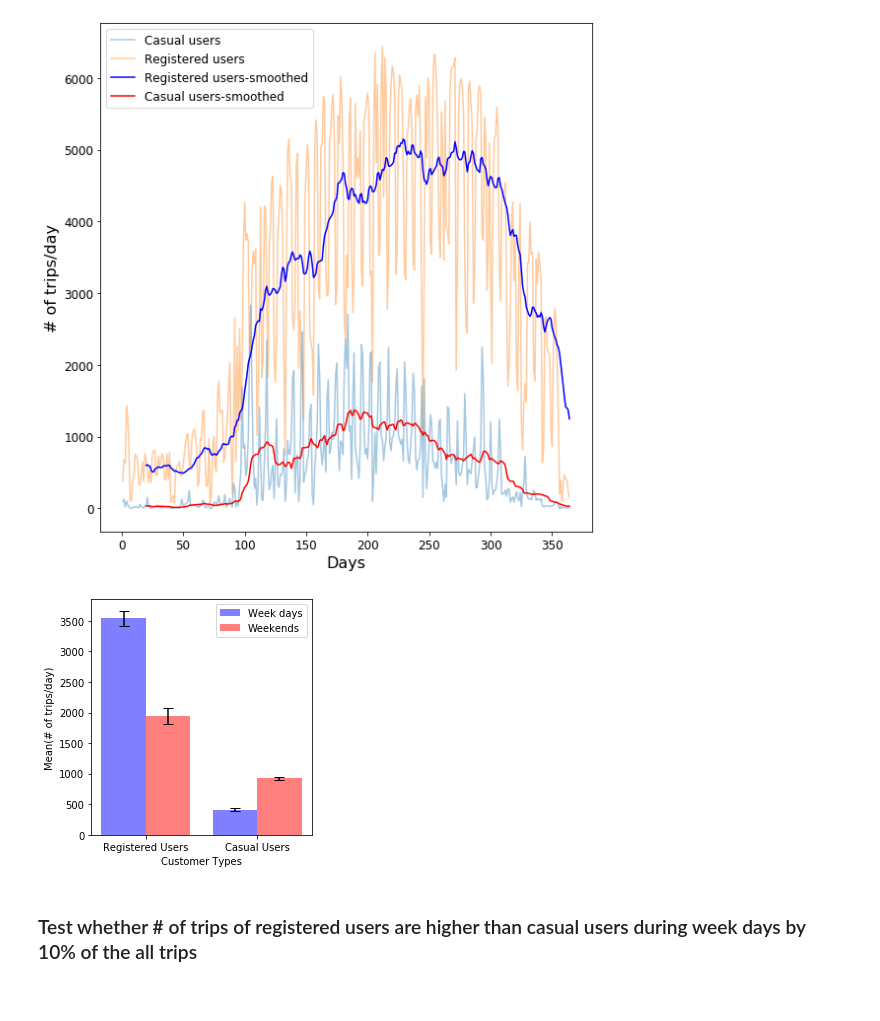
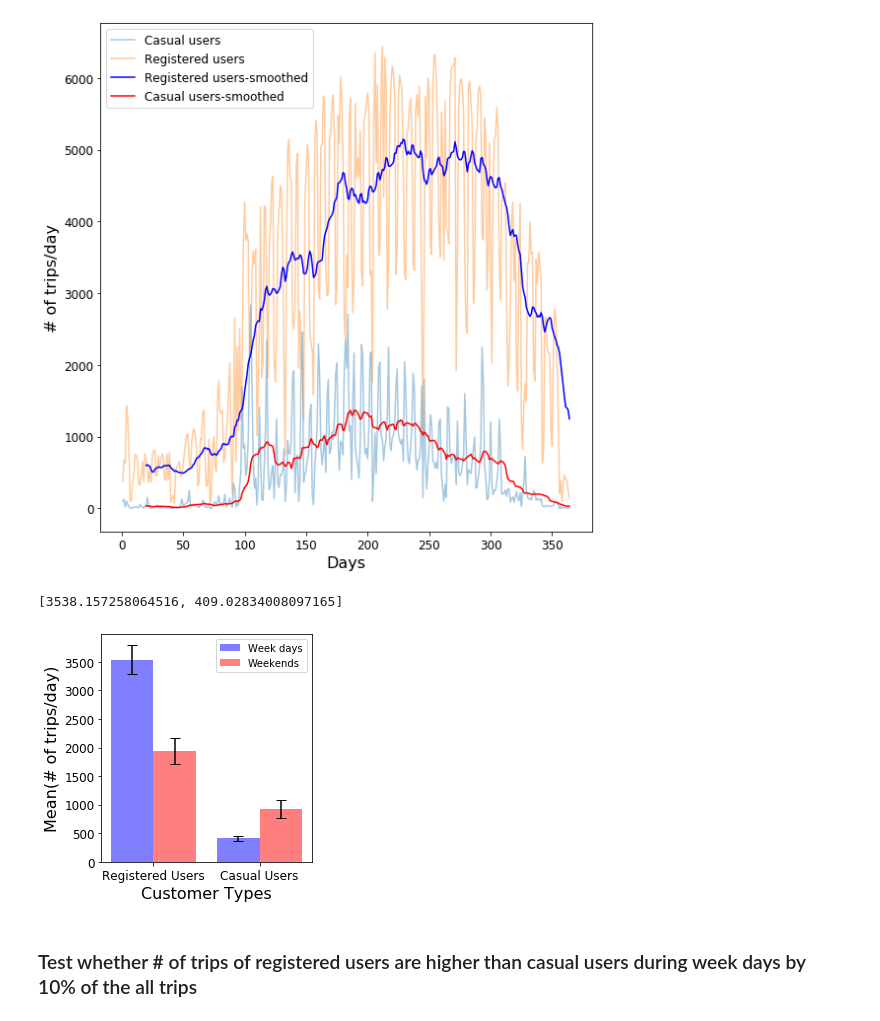
Before and after one commit to alirezasdg1/Bike-Sharing, a Jupyter notebook: Bike_Sharing_Code.ipynb, the cells around one changed output. Drawn from its saved outputs; the diff is of its cells as text; code cells hidden in the pictures.

```diff
--- a/Bike_Sharing_Code.ipynb
+++ b/Bike_Sharing_Code.ipynb
@@ -711,15 +711,15 @@ mask_weekdays =  ((df_BWH_day_CousType['Weekday'] == 5) | (df_BWH_day_CousType['
 mask_reg = (df_BWH_day_CousType['usertype'] == 'Customer')
 
 
-Weekdays_Trips_reg_mean = df_BWH_day_CousType[(~mask_weekdays) & ~mask_reg].copy().Total_count_day.mean()
-Weekdays_Trips_cas_mean = df_BWH_day_CousType[(~mask_weekdays) & mask_reg].copy().Total_count_day.mean()
+Weekdays_Trips_reg = df_BWH_day_CousType[(~mask_weekdays) & ~mask_reg].copy().Total_count_day
+Weekdays_Trips_cas = df_BWH_day_CousType[(~mask_weekdays) & mask_reg].copy().Total_count_day
+
+Weekdays_Trips_reg_mean_CI = mean_confidence_interval(Weekdays_Trips_reg)
+Weekdays_Trips_cas_mean_CI = mean_confidence_interval(Weekdays_Trips_cas)
 
 
-
-Weekdays_Trips_reg_se = df_BWH_day_CousType[(~mask_weekdays) & ~mask_reg].copy().Total_count_day.sem()
-Weekdays_Trips_cas_se = df_BWH_day_CousType[(~mask_weekdays) & mask_reg].copy().Total_count_day.sem()
-
-
-
-y_mean_customertype_Week = [Weekdays_Trips_reg_mean,Weekdays_Trips_cas_mean]
-y_se_customertype_Week = [Weekdays_Trips_reg_se,Weekdays_Trips_cas_se]
+y_mean_customertype_Week = [Weekdays_Trips_reg_mean_CI[0],Weekdays_Trips_cas_mean_CI[0]]
+y_se_customertype_Week = [Weekdays_Trips_reg_mean_CI[1],Weekdays_Trips_cas_mean_CI[1]]
+y_mean_customertype_Week
+# %% [output]
+[3538.157258064516, 409.02834008097165]
@@ -741,17 +726,32 @@ y_se_customertype_Weekends = [Weekends_Trips_reg_se,Weekends_Trips_cas_se]
+# %%
+## Weekends
+
+Weekends_Trips_reg = df_BWH_day_CousType[(mask_weekdays) & ~mask_reg].copy().Total_count_day
+Weekends_Trips_cas = df_BWH_day_CousType[(mask_weekdays) & mask_reg].copy().Total_count_day
+
+Weekdays_Trips_reg_mean_CI = mean_confidence_interval(Weekends_Trips_reg)
+Weekdays_Trips_cas_mean_CI = mean_confidence_interval(Weekends_Trips_cas)
+
+
+
+y_mean_customertype_Weekends = [Weekdays_Trips_reg_mean_CI[0],Weekdays_Trips_cas_mean_CI[0]]
+y_se_customertype_Weekends = [Weekdays_Trips_reg_mean_CI[1],Weekdays_Trips_cas_mean_CI[1]]
 # %%
 fig, ax = plt.subplots(figsize=(4,4))
 
 ax.bar(x_Cutom_1-0.8 , y_mean_customertype_Week, color='blue',label='Week days', yerr=y_se_customertype_Week, align='center', alpha=0.5, ecolor='black', capsize=5)
 ax.bar(x_Cutom_1 , y_mean_customertype_Weekends,color='r', label='Weekends', yerr=y_se_customertype_Weekends, align='center', alpha=0.5, ecolor='black', capsize=5)
 
 ax.set_xticks(x_Cutom_1-0.4)
 ax.set_xticklabels( ('Registered Users', 'Casual Users') )
-ax.set_xlabel('Customer Types')
-ax.set_ylabel('Mean(# of trips/day)')
+ax.set_xlabel('Customer Types',fontsize=16)
+ax.set_ylabel('Mean(# of trips/day)',fontsize=16)
+ax.tick_params(axis='both', which='major', labelsize=12)
+
 ax.legend()
 plt.tight_layout()
 # %% [output]
-[figure, old version]
+[figure, new version]
 # %% [markdown]
 ### Test whether # of trips of registered users are higher than casual users during week days  by 10% of the all trips
 # %%
```
Also changed, not shown: parts of 1 cell of this notebook.
